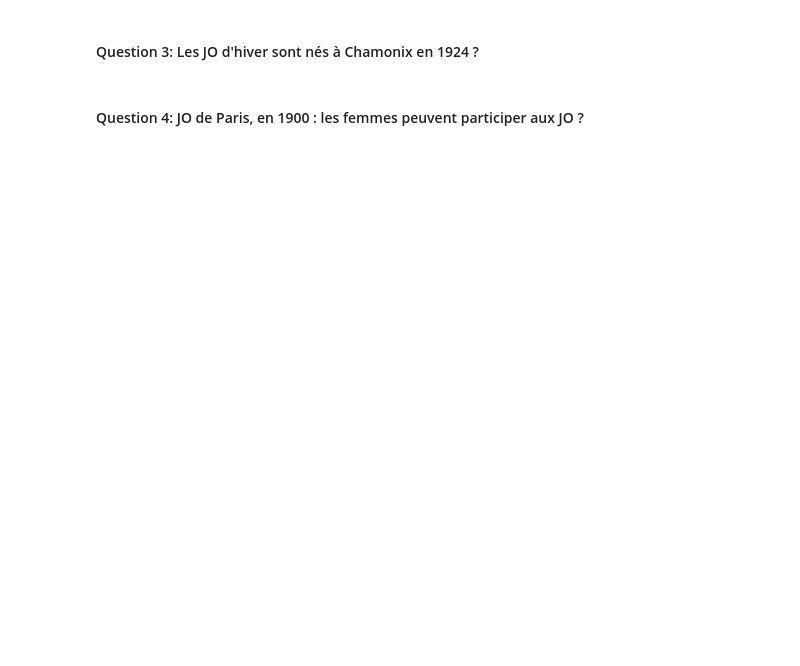
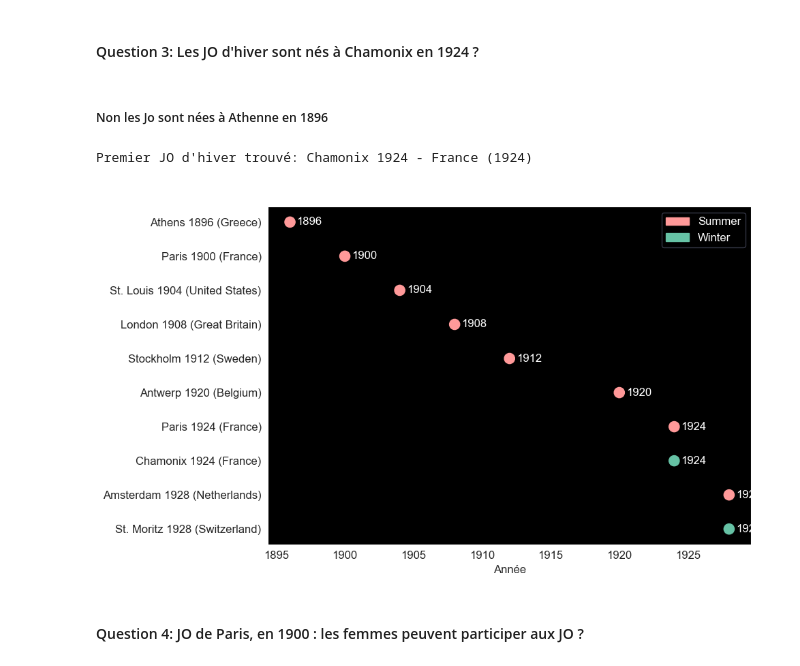
Before and after one commit to Calamia92/Neurolympics, a Jupyter notebook: olympic_data_analysis.ipynb, the cells around one changed output. Saved outputs shown, nothing was run; the diff lists cells and outputs as text; code cells hidden in the pictures; blank space fills up the shorter version.

```diff
--- a/olympic_data_analysis.ipynb
+++ b/olympic_data_analysis.ipynb
@@ -147,2 +495,44 @@ plt.show()
+# %% [markdown]
+##### Non les Jo sont nées à Athenne en 1896
+# %%
+hosts = df_hosts.copy()
+# Normaliser types
+hosts['game_year'] = pd.to_numeric(hosts['game_year'], errors='coerce')
+hosts['game_season'] = hosts['game_season'].astype(str)
+
+# Trouver le premier JO d'hiver
+first_winter = hosts[hosts['game_season'].str.lower() == 'winter'].sort_values('game_year').head(1)
+if not first_winter.empty:
+    row = first_winter.iloc[0]
+    print(f"Premier JO d'hiver trouvé: {row.get('game_name','')} - {row.get('game_location','')} ({int(row.get('game_year'))})")
+else:
+    print('Aucun JO d\'hiver trouvé dans le dataset')
+
+# Tracer les 10 premières éditions (par année) avec couleur été/hiver
+first10 = hosts.sort_values('game_year').head(10).copy()
+first10['color'] = first10['game_season'].map(lambda s: '#66c2a5' if str(s).lower() == 'winter' else '#ff9999')
+
+import matplotlib.patches as mpatches
+
+plt.figure(figsize=(10,6))
+y = range(len(first10))
+plt.scatter(first10['game_year'], y, c=first10['color'], s=120)
+plt.yticks(y, first10['game_name'] + ' (' + first10['game_location'] + ')')
+plt.gca().invert_yaxis()
+plt.xlabel('Année')
+plt.title("Emplacements des 10 premières éditions des JO (avec saison)")
+# légende
+winter_patch = mpatches.Patch(color='#66c2a5', label='Winter')
+summer_patch = mpatches.Patch(color='#ff9999', label='Summer')
+plt.legend(handles=[summer_patch, winter_patch])
+# Annoter l'année à droite des points
+for i, yr in enumerate(first10['game_year']):
+    plt.text(yr + 0.5, i, str(int(yr)), va='center')
+
+plt.tight_layout()
+plt.show()
+# %% [output]
+Premier JO d'hiver trouvé: Chamonix 1924 - France (1924)
+[figure, added]
 # %% [markdown]
 #### Question 4: JO de Paris, en 1900 : les femmes peuvent participer aux JO ?
```
Also changed, not shown: parts of 23 cells of this notebook.
